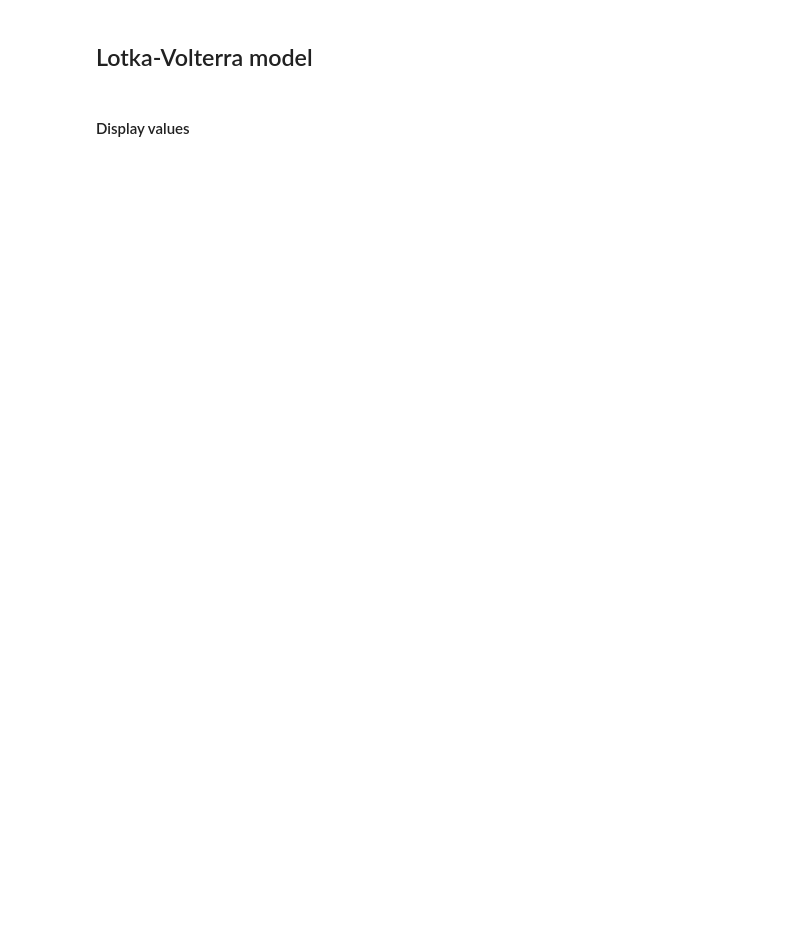
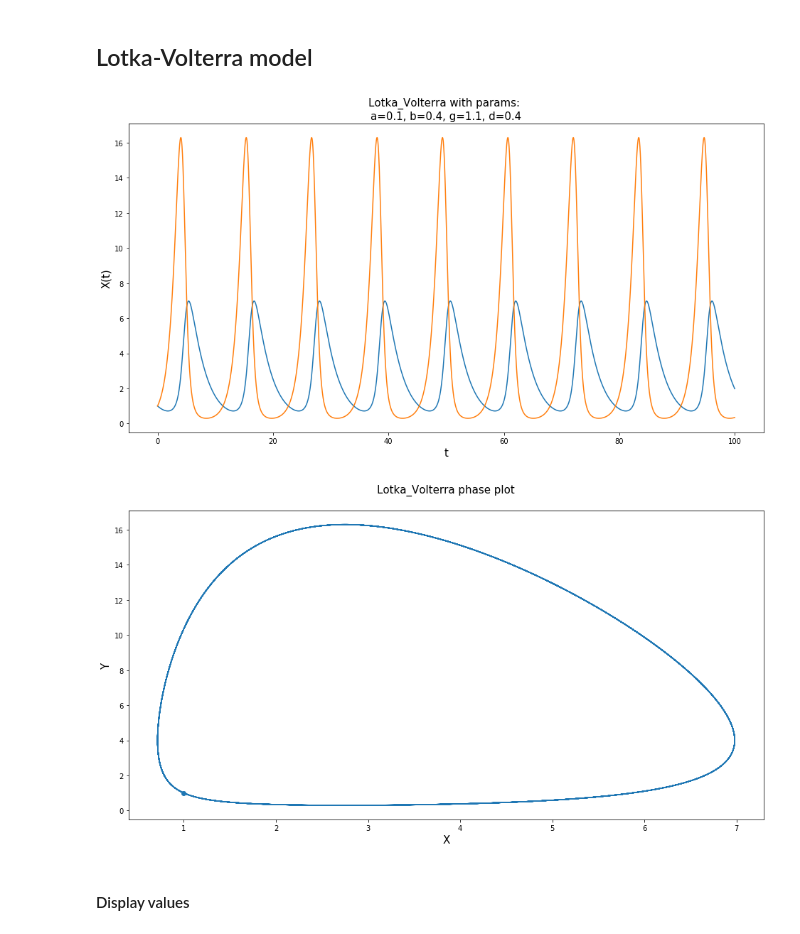
Before and after one commit to minmyk/Heavy_systems, a Jupyter notebook: Heavy_systems_lab2.ipynb, the cells around one changed output. Saved outputs shown, nothing was run; the diff lists cells and outputs as text; code cells hidden in the pictures; blank space fills up the shorter version.

```diff
--- a/Heavy_systems_lab2.ipynb
+++ b/Heavy_systems_lab2.ipynb
@@ -1,11 +1,10 @@
 # %%
 import numpy as np
+import pandas as pd
+import re
 from scipy.integrate import odeint
 import matplotlib.pyplot as plt
-from mpl_toolkits import mplot3d
-import pandas as pd
-%matplotlib inline
-plt.rcParams["figure.figsize"] = (18.,9.)
+plt.rcParams["figure.figsize"] = (16.,8.)
 # %%
 def form_discrete_values(funcs, y, orders):
     """ This function is used to present values of a model (Ferhulst for example)
@@ -158,10 +158,26 @@ class Model:
 # %%
 def Lotka_Volterra(z, t, a, b, g, d):
     '''@a - коэф. рождаемости жертв
     @b - убийство жертвы с коэф. b
     @g - коэф.убыли хищников
     @d - рождения от сытого хищника с коэф. d
     Для правильной модели: a = -beta, b = -alpha, g = -delta, d = - gamma'''
     dx_dt = (a * z[1] - b ) * z[0]
     dy_dt = (g - d * z[0]) * z[1]
     return dx_dt, dy_dt
+
+lotka = Model(Lotka_Volterra, 'Lotka_Volterra')
+lotka_params = {
+    'a': 0.1,
+    'b': 0.4,
+    'g': 1.1,
+    'd': 0.4
+}
+lotka_initial_condition=(1, 1)
+lotka_time_points=np.arange(0, 100, 0.001)
+lotka.build(lotka_params, lotka_initial_condition, lotka_time_points)
+lotka.plot();
+lotka.phase_plot();
+# %% [output]
+[figure, added]
+[figure, added]
```
Also changed, not shown: parts of 20 cells of this notebook.
